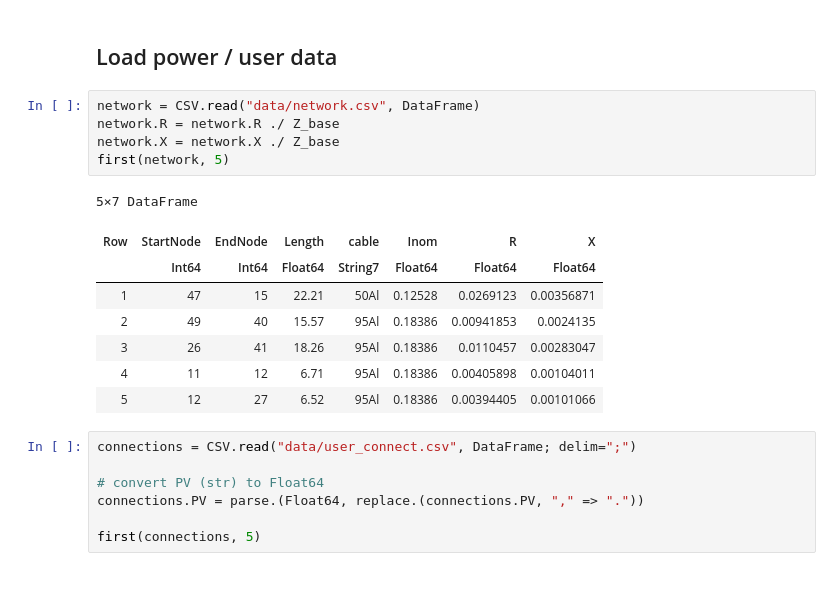
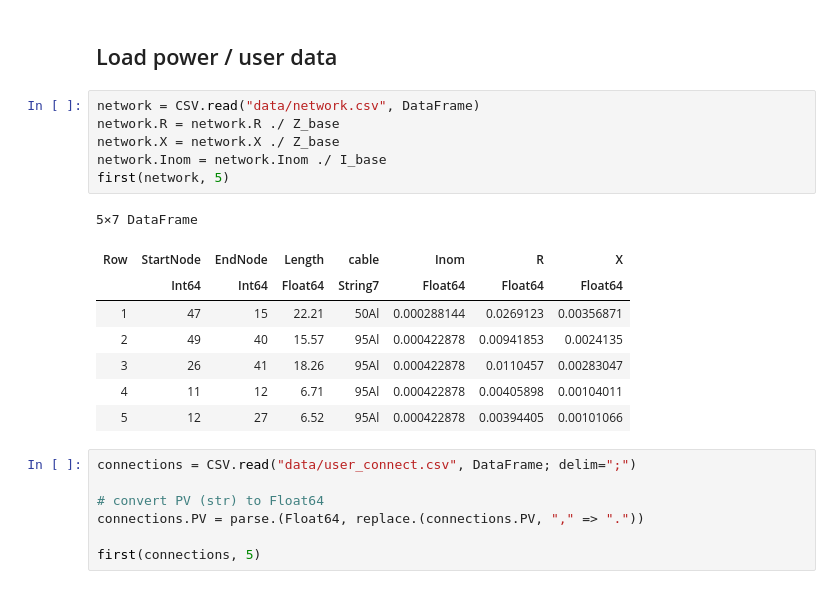
Before and after one commit to XinLiTue/Congestion-Management-based-on-Thermal-Comfort, a Jupyter notebook: OPF-jl.ipynb, the cells around one changed output. Saved outputs shown, nothing was run; the diff lists cells and outputs as text.

```diff
--- a/OPF-jl.ipynb
+++ b/OPF-jl.ipynb
@@ -41,17 +41,18 @@ Status `C:\Users\lange\OneDrive\Projects\2024\EEM25\Congestion-Management-based-
 # %%
 network = CSV.read("data/network.csv", DataFrame)
 network.R = network.R ./ Z_base
 network.X = network.X ./ Z_base
+network.Inom = network.Inom ./ I_base
 first(network, 5)
 # %% [output]
 5×7 DataFrame
 | Row | StartNode | EndNode | Length | cable | Inom | R | X |
 |  | Int64 | Int64 | Float64 | String7 | Float64 | Float64 | Float64 |
-| 1 | 47 | 15 | 22.21 | 50Al | 0.12528 | 0.0269123 | 0.00356871 |
-| 2 | 49 | 40 | 15.57 | 95Al | 0.18386 | 0.00941853 | 0.0024135 |
-| 3 | 26 | 41 | 18.26 | 95Al | 0.18386 | 0.0110457 | 0.00283047 |
-| 4 | 11 | 12 | 6.71 | 95Al | 0.18386 | 0.00405898 | 0.00104011 |
-| 5 | 12 | 27 | 6.52 | 95Al | 0.18386 | 0.00394405 | 0.00101066 |
+| 1 | 47 | 15 | 22.21 | 50Al | 0.000288144 | 0.0269123 | 0.00356871 |
+| 2 | 49 | 40 | 15.57 | 95Al | 0.000422878 | 0.00941853 | 0.0024135 |
+| 3 | 26 | 41 | 18.26 | 95Al | 0.000422878 | 0.0110457 | 0.00283047 |
+| 4 | 11 | 12 | 6.71 | 95Al | 0.000422878 | 0.00405898 | 0.00104011 |
+| 5 | 12 | 27 | 6.52 | 95Al | 0.000422878 | 0.00394405 | 0.00101066 |
 # %%
 connections = CSV.read("data/user_connect.csv", DataFrame; delim=";")
 
```
Also changed, not shown: parts of 11 cells of this notebook, 4 other files.
